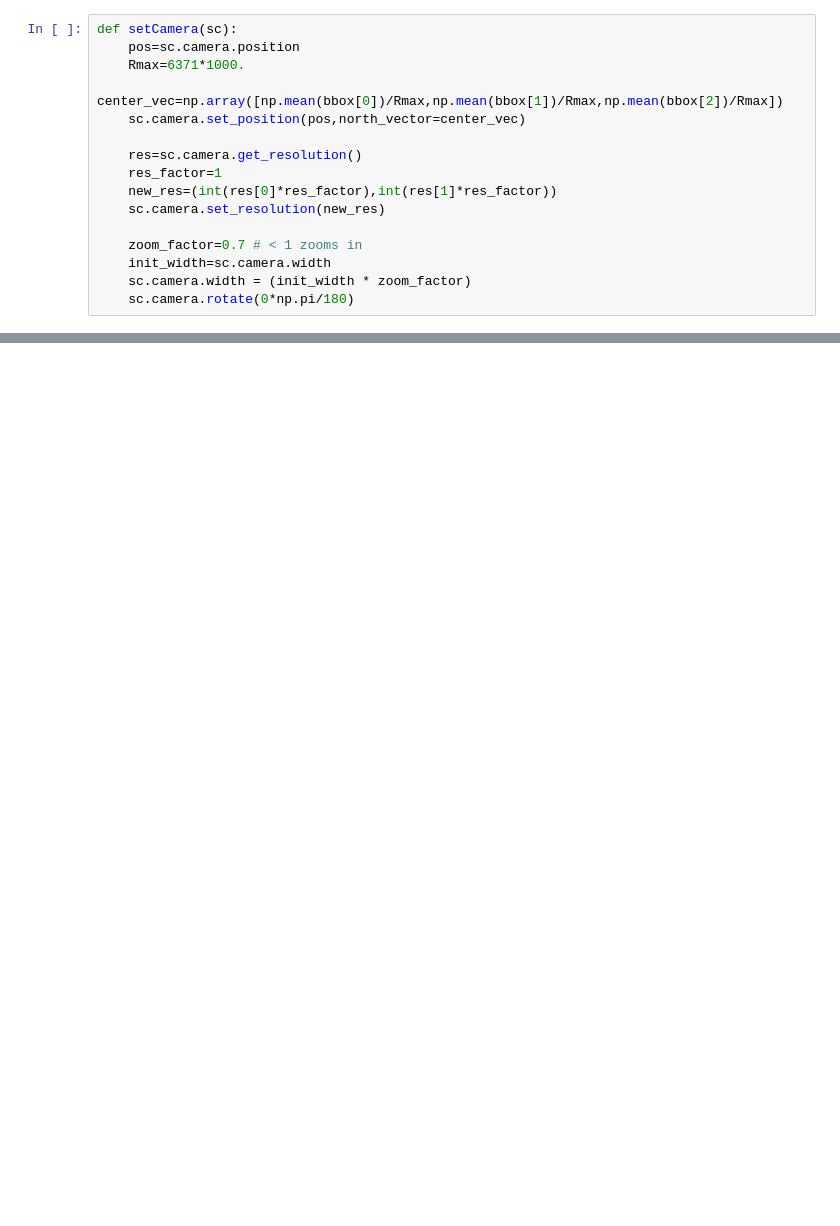
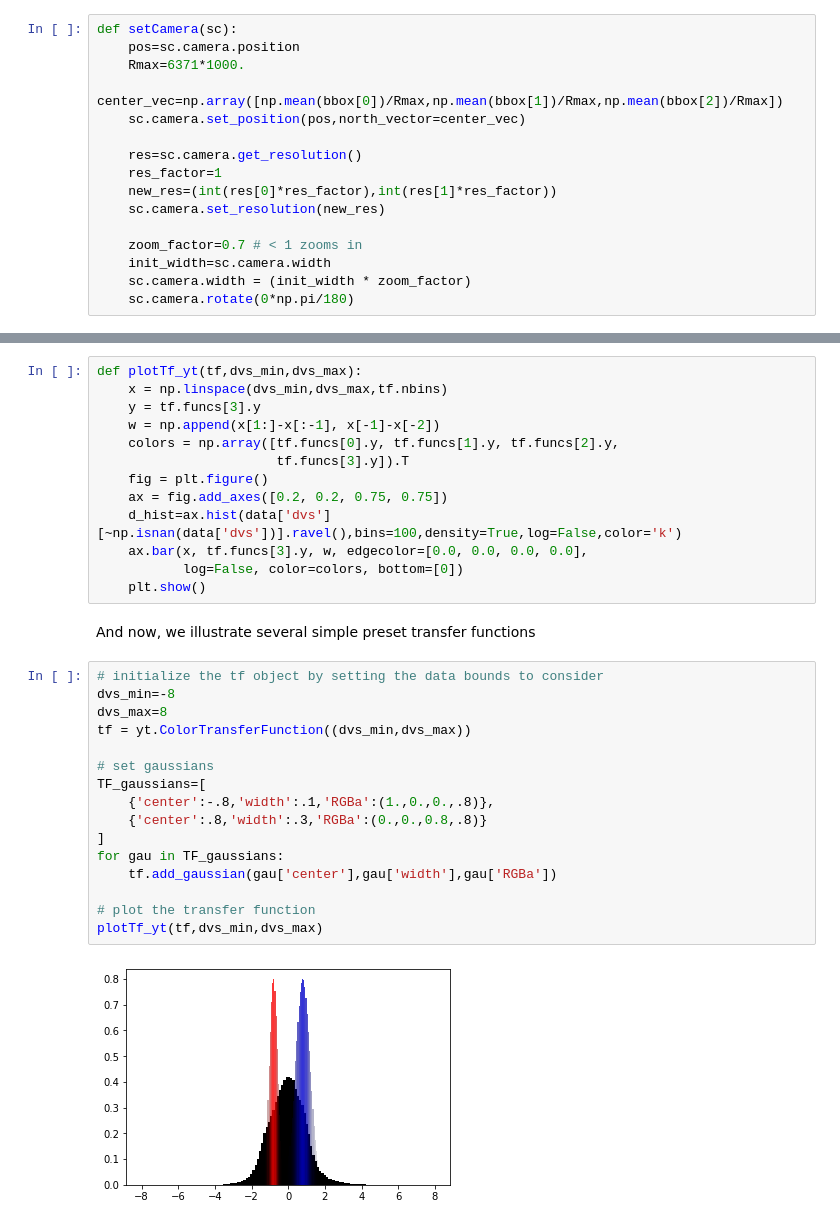
Before and after one commit to chrishavlin/yt_seismic, a Jupyter notebook: Notebook_3DseismicVis.ipynb, the cells around one changed output, grey strips where cells are left out. Drawn from its saved outputs; the diff is of its cells as text; blank space fills up the shorter version.

```diff
--- a/Notebook_3DseismicVis.ipynb
+++ b/Notebook_3DseismicVis.ipynb
@@ -101,0 +131,33 @@ def setCamera(sc):
+# %%
+def plotTf_yt(tf,dvs_min,dvs_max):
+    x = np.linspace(dvs_min,dvs_max,tf.nbins)
+    y = tf.funcs[3].y
+    w = np.append(x[1:]-x[:-1], x[-1]-x[-2])
+    colors = np.array([tf.funcs[0].y, tf.funcs[1].y, tf.funcs[2].y,
+                       tf.funcs[3].y]).T
+    fig = plt.figure()
+    ax = fig.add_axes([0.2, 0.2, 0.75, 0.75])
+    d_hist=ax.hist(data['dvs'][~np.isnan(data['dvs'])].ravel(),bins=100,density=True,log=False,color='k')
+    ax.bar(x, tf.funcs[3].y, w, edgecolor=[0.0, 0.0, 0.0, 0.0],
+           log=False, color=colors, bottom=[0])
+    plt.show()
+# %% [markdown]
+And now, we illustrate several simple preset transfer functions
+# %%
+# initialize the tf object by setting the data bounds to consider
+dvs_min=-8
+dvs_max=8
+tf = yt.ColorTransferFunction((dvs_min,dvs_max))
+
+# set gaussians
+TF_gaussians=[
+    {'center':-.8,'width':.1,'RGBa':(1.,0.,0.,.8)},
+    {'center':.8,'width':.3,'RGBa':(0.,0.,0.8,.8)}
+]
+for gau in TF_gaussians:
+    tf.add_gaussian(gau['center'],gau['width'],gau['RGBa'])
+
+# plot the transfer function
+plotTf_yt(tf,dvs_min,dvs_max)
+# %% [output]
+[figure, added]
```
Also changed, not shown: parts of 23 cells of this notebook.
